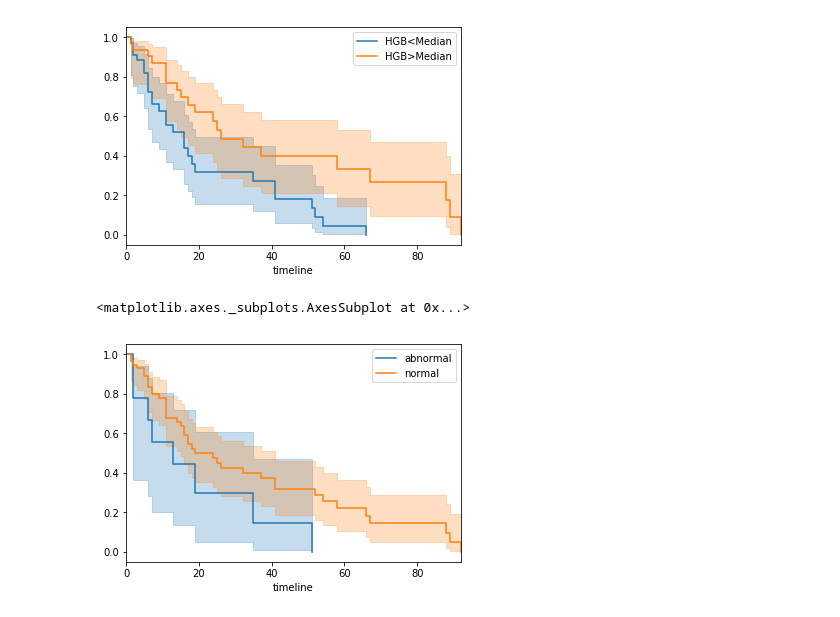
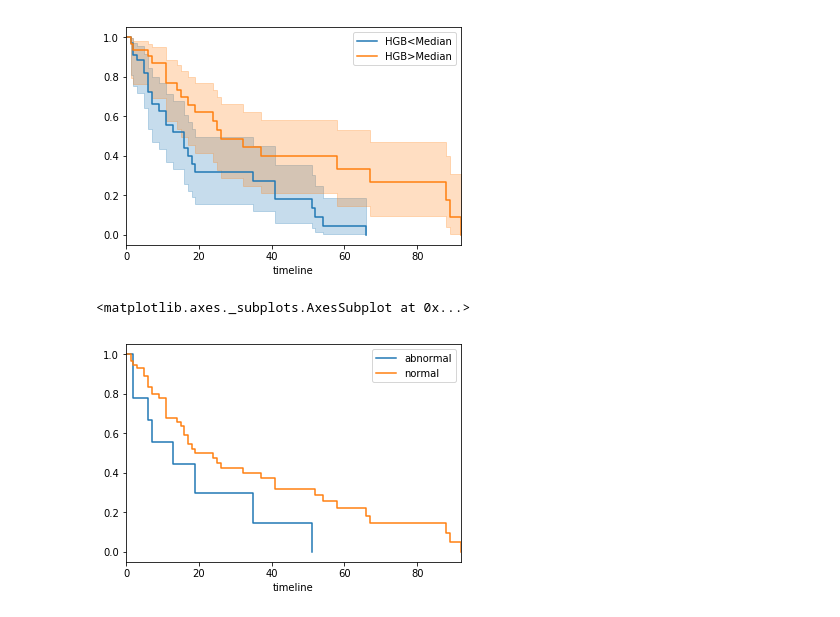
Before and after one commit to git-wy/SimplePython, a Jupyter notebook: Chapter 1 从R到Python/CH 1_7 生存分析/CH 1_7 code.ipynb, the cells around one changed output. Drawn from its saved outputs; the diff is of its cells as text; code cells hidden in the pictures.

```diff
--- a/Chapter 1 从R到Python/CH 1_7 生存分析/CH 1_7 code.ipynb
+++ b/Chapter 1 从R到Python/CH 1_7 生存分析/CH 1_7 code.ipynb
@@ -44,8 +45,3 @@ data.head(20)
 | 17 | 1.25 | 1 | 9.4 | 1 | 67 | 3.6628 | 1.9542 | 12 | 10 |
 | 18 | 1.25 | 1 | 12.0 | 1 | 38 | 3.9868 | 1.9542 | 20 | 18 |
 | 19 | 2.00 | 1 | 9.8 | 1 | 81 | 3.8751 | 2.0000 | 2 | 15 |
-# %%
-# 生存分析。会自动排除截断数据，所以书中前两步就不用了
-cph = CoxPHFitter()
-cph.fit(data, duration_col='Time', event_col='VStatus')
-cph.print_summary()
@@ -92,12 +70,12 @@ kmf.plot(ax=ax)
 # %%
 kmf = KaplanMeierFitter()
 Platelet = (data['Platelet'] == 1)
 
 kmf.fit(data['Time'][~Platelet], data['VStatus'][~Platelet], label='abnormal')
-ax = kmf.plot()
+ax = kmf.plot(ci_show=False)
 
 kmf.fit(data['Time'][Platelet], data['VStatus'][Platelet], label='normal')
-kmf.plot(ax=ax)
+kmf.plot(ax=ax, ci_show=False)
 # %% [output]
 <matplotlib.axes._subplots.AxesSubplot at 0x...>
-[figure, old version]
+[figure, new version]
```
Also changed, not shown: parts of 7 cells of this notebook.
